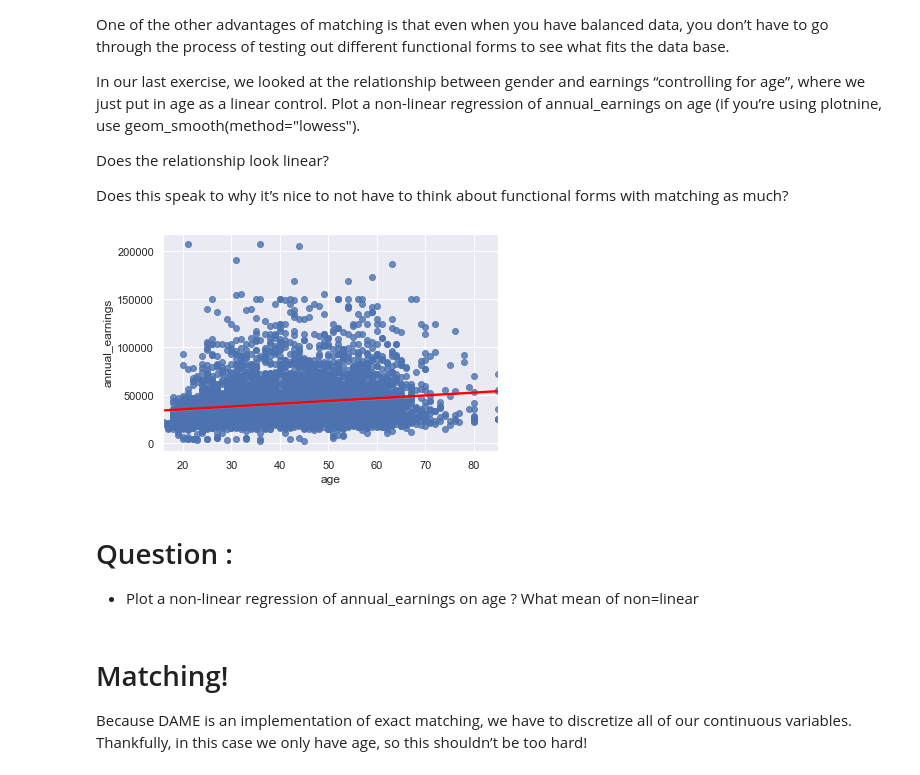
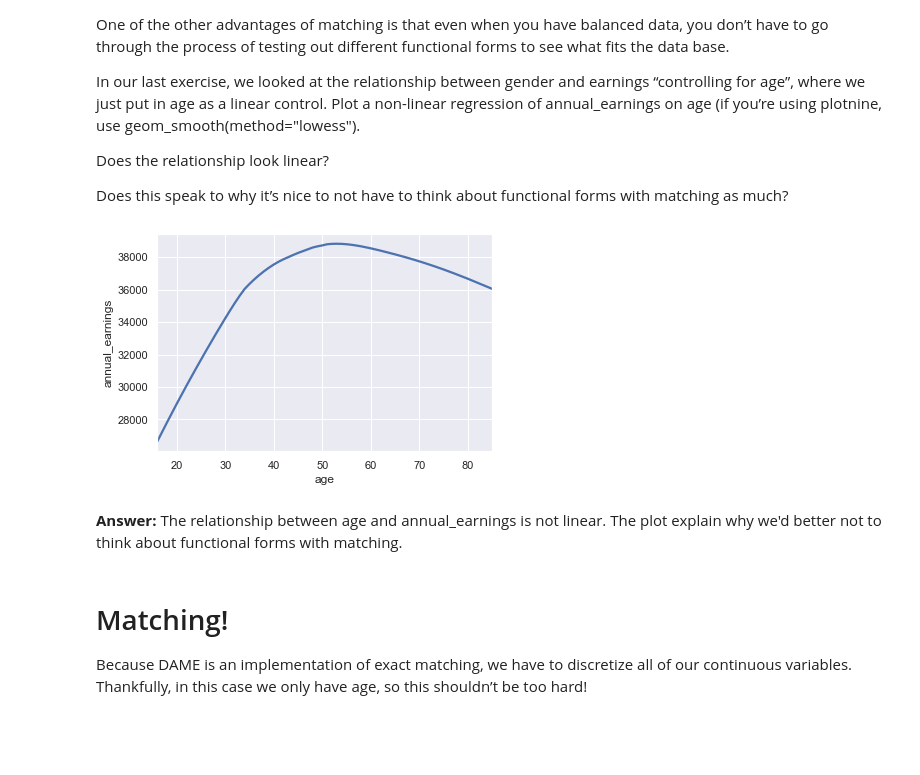
Before and after one commit to gamecicn/ids701_assignment, a Jupyter notebook: as5_matching_exercise.ipynb, the cells around one changed output. Drawn from its saved outputs; the diff is of its cells as text; code cells hidden in the pictures; blank space fills up the shorter version.

```diff
--- a/as5_matching_exercise.ipynb
+++ b/as5_matching_exercise.ipynb
@@ -127,13 +138,13 @@ Does this speak to why it’s nice to not have to think about functional forms w
 # %%
 import seaborn as sns; sns.set_theme(color_codes=True)
 
 ax = sns.regplot(x="age", y="annual_earnings", data=dfn,
-                 line_kws={"color": "red"})
+                 lowess=True, scatter=False)
 # %% [output]
-[figure, old version]
+[figure, new version]
-# %% [markdown]
-# Question :
-- Plot a non-linear regression of annual_earnings on age ? What mean of non=linear
+# %% [markdown]
+**Answer:**
+The relationship between age and annual_earnings is not linear. The plot explain why we'd better not to think about functional forms with matching.
 # %% [markdown]
 # Matching!
 Because DAME is an implementation of exact matching, we have to discretize all of our continuous variables. Thankfully, in this case we only have age, so this shouldn’t be too hard!
```
Also changed, not shown: parts of 8 cells of this notebook.
